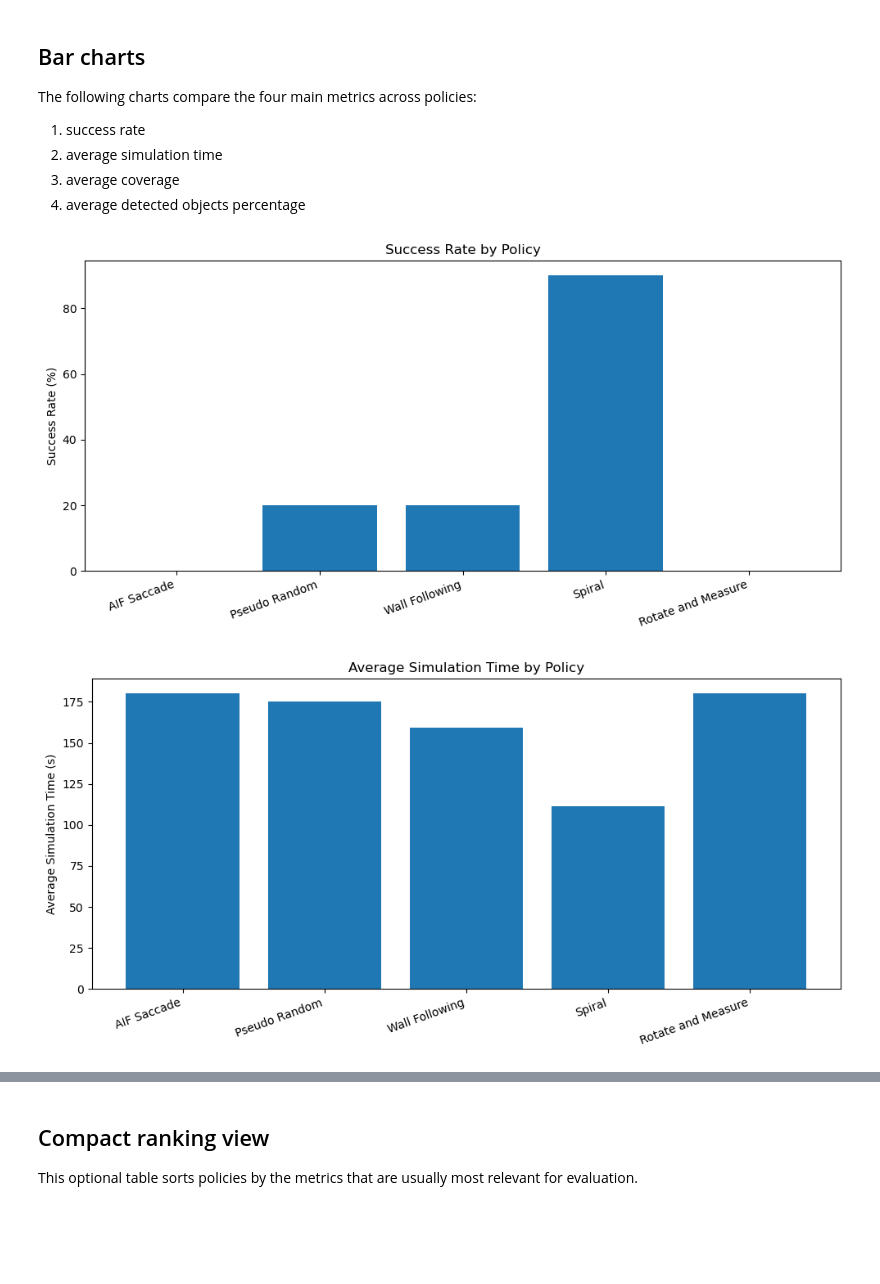
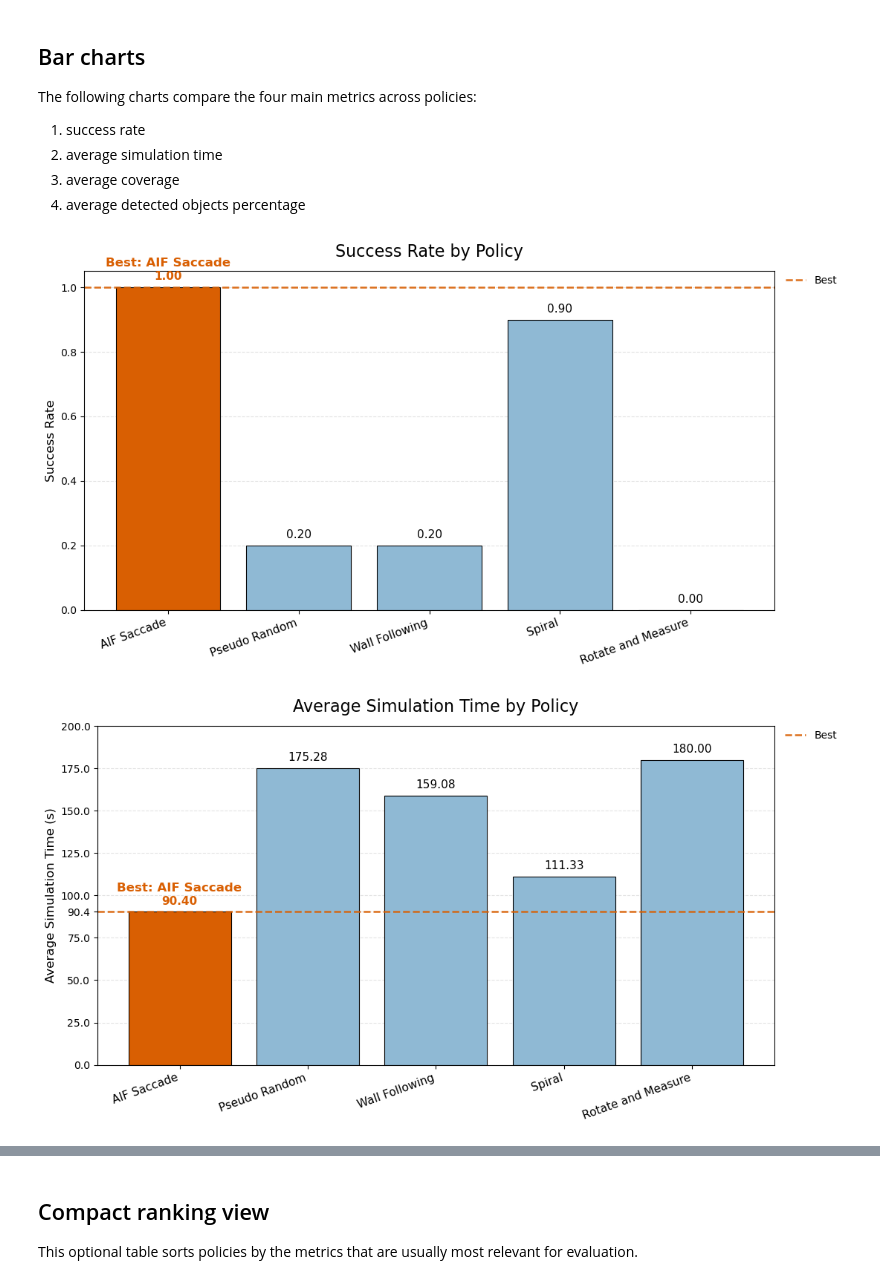
Before and after one commit to eml-eda/aif-explo-drones, a Jupyter notebook: webots/controllers/crazyflie_AIF/utils/results_comp_random_spawn.ipynb, the cells around one changed output, grey strips where cells are left out. Saved outputs shown, nothing was run; the diff lists cells and outputs as text; code cells hidden in the pictures; blank space fills up the shorter version.

```diff
--- a/webots/controllers/crazyflie_AIF/utils/results_comp_random_spawn.ipynb
+++ b/webots/controllers/crazyflie_AIF/utils/results_comp_random_spawn.ipynb
@@ -39,11 +39,11 @@ You can add or remove paths as needed.
 # =========================================
 
 REPORT_PATHS = [
-    "../logs/eval_aif_saccade_20260403_163536/eval_report/eval_report.json",
-    "../logs/eval_pseudo_random_20260403_162550/eval_report/eval_report.json",
-    "../logs/eval_wall_following_20260403_162253/eval_report/eval_report.json",
-    "../logs/eval_spiral_20260403_162013/eval_report/eval_report.json",
-    "../logs/eval_rotate_and_measure_20260403_163338/eval_report/eval_report.json",
+    "../logs/eval_aif_weighted_eps004_vel50/eval_report/eval_report.json",
+    "../logs/eval_pseudo_random_rand_spawn/eval_report/eval_report.json",
+    "../logs/eval_wall_following_rand_spawn/eval_report/eval_report.json",
+    "../logs/eval_spiral_rand_spawn/eval_report/eval_report.json",
+    "../logs/eval_rotate_and_measure_rand_spawn/eval_report/eval_report.json",
 ]
 
 POLICY_ORDER = [
@@ -247,7 +247,7 @@ The following charts compare the four main metrics across policies:
 # %%
 plot_df = summary_df.copy()
 
-plot_df["success_rate_pct"] = plot_df["success_rate"] * 100.0
-plot_df["avg_coverage_pct"] = plot_df["avg_coverage_ratio"] * 100.0
+# plot_df["success_rate_pct"] = plot_df["success_rate"] * 100.0
+# plot_df["avg_coverage_pct"] = plot_df["avg_coverage_ratio"] * 100.0
 
-x_labels = plot_df["policy_label"].tolist()
+# x_labels = plot_df["policy_label"].tolist()
@@ -254,21 +353,23 @@ x_labels = plot_df["policy_label"].tolist()
 # %%
-plt.figure(figsize=(10, 5))
-plt.bar(x_labels, plot_df["success_rate_pct"])
-plt.title("Success Rate by Policy")
-plt.ylabel("Success Rate (%)")
-plt.xticks(rotation=20, ha="right")
-plt.tight_layout()
-plt.show()
+plot_metric_bar(
+    df=plot_df,
+    label_col="policy_label",
+    value_col="success_rate",
+    title="Success Rate by Policy",
+    ylabel="Success Rate",
+    higher_is_better=True,
+)
 # %% [output]
-[figure, old version]
+[figure, new version]
 # %%
-plt.figure(figsize=(10, 5))
-plt.bar(x_labels, plot_df["avg_simulation_time_s"])
-plt.title("Average Simulation Time by Policy")
-plt.ylabel("Average Simulation Time (s)")
-plt.xticks(rotation=20, ha="right")
-plt.tight_layout()
-plt.show()
+plot_metric_bar(
+    df=plot_df,
+    label_col="policy_label",
+    value_col="avg_simulation_time_s",
+    title="Average Simulation Time by Policy",
+    ylabel="Average Simulation Time (s)",
+    higher_is_better=False,
+)
 # %% [output]
-[figure, old version]
+[figure, new version]
 # %%
```
Also changed, not shown: parts of 6 cells of this notebook, 28 other files.
